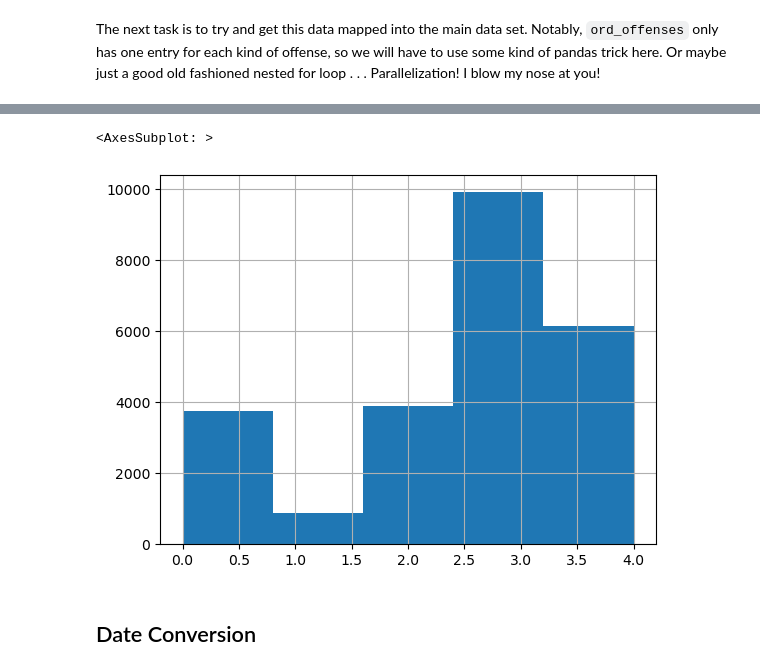
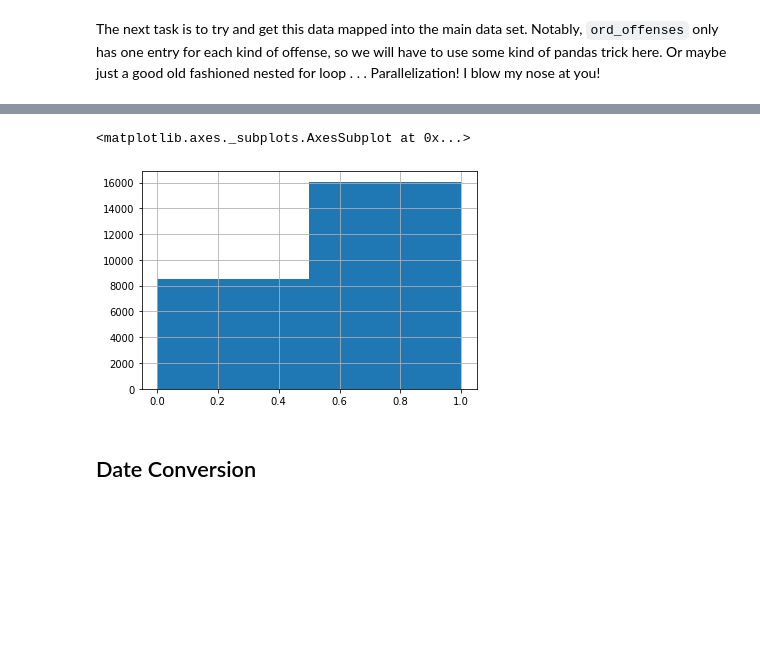
Before and after one commit to JSGarris/MLProject, a Jupyter notebook: Machine_Learning_Project.ipynb, the cells around one changed output, grey strips where cells are left out. Drawn from its saved outputs; the diff is of its cells as text; code cells hidden in the pictures; blank space fills up the shorter version.

```diff
--- a/Machine_Learning_Project.ipynb
+++ b/Machine_Learning_Project.ipynb
@@ -331,7 +334,7 @@ danger_dict = dict(zip(ord_offenses.Offense, ord_offenses.Danger_Level))
 # print(danger_dict)
 
 # finally, we can map the new `Danger` column to it's categorical value
-crimes_lean['Danger'] = crimes_lean['Danger'].map(danger_dict)
+crimes_lean['Danger'] = crimes_lean['Danger'].map(danger_dict).map(lambda x: int(x >= 3))
 
 # now, we can take a peek at our lovely new column!
 crimes_lean.head()
@@ -345,8 +348,8 @@ crimes_lean.head()
 # %%
-crimes_lean['Danger'].hist(bins=5)
+crimes_lean['Danger'].hist(bins=2)
 # %% [output]
-<AxesSubplot: >
+<matplotlib.axes._subplots.AxesSubplot at 0x...>
-[figure, old version]
+[figure, new version]
 # %% [markdown]
 ## Date Conversion
 # %% [markdown]
```
Also changed, not shown: parts of 22 cells of this notebook.
